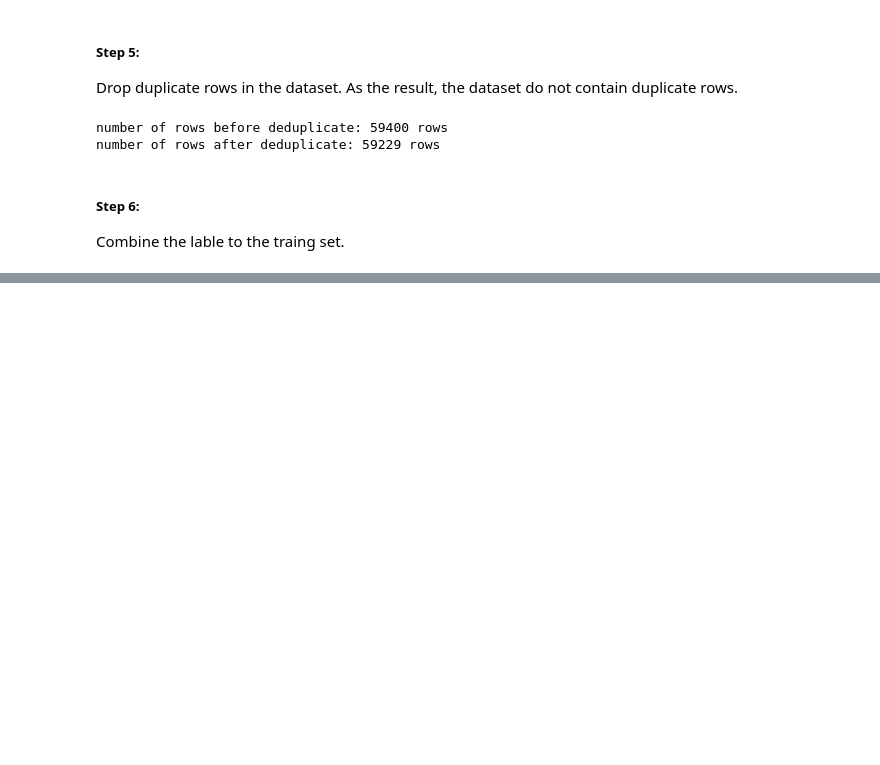
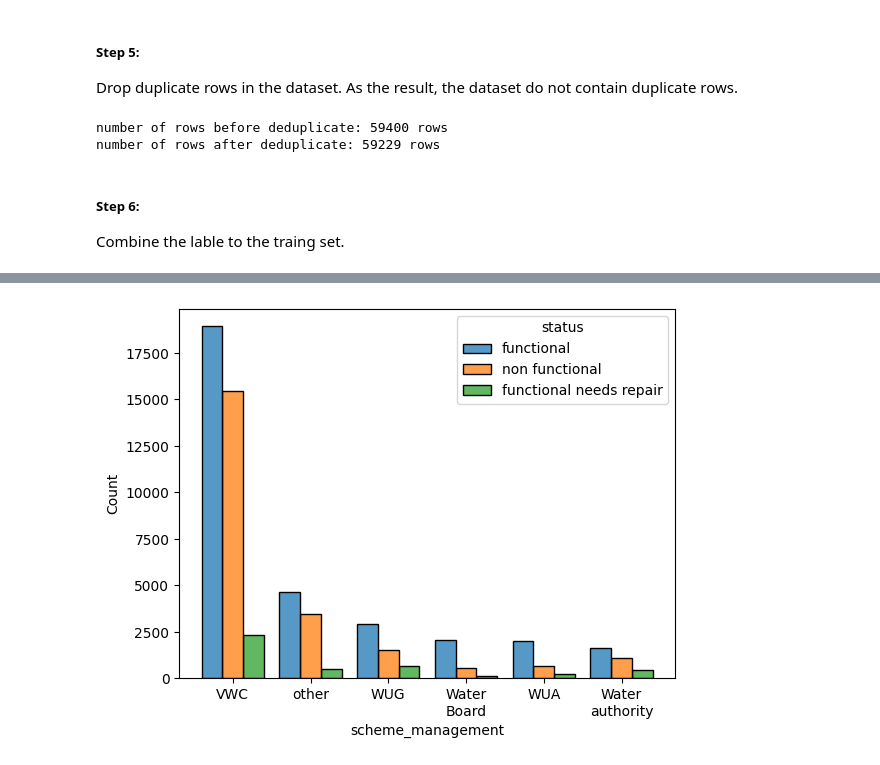
Before and after one commit to efyzx1UoN/Pump-it-Up-Data-Mining-the-Water-Table, a Jupyter notebook: cw_data_wrangling_and_preprocessing.ipynb, the cells around one changed output, grey strips where cells are left out. Cells and saved outputs as stored; diff of their text form; code cells hidden in the pictures; blank space fills up the shorter version.

```diff
--- a/cw_data_wrangling_and_preprocessing.ipynb
+++ b/cw_data_wrangling_and_preprocessing.ipynb
@@ -145,0 +181,7 @@ number of rows after deduplicate: 14841 rows
+# %%
+fig, ax = plt.subplots()
+sns.histplot(data=df_tr, x='scheme_management', hue='status', multiple='dodge', shrink=.8)
+wrap_labels(ax, 8)
+plt.show()
+# %% [output]
+[figure, added]
```
Also changed, not shown: parts of 20 cells of this notebook.
